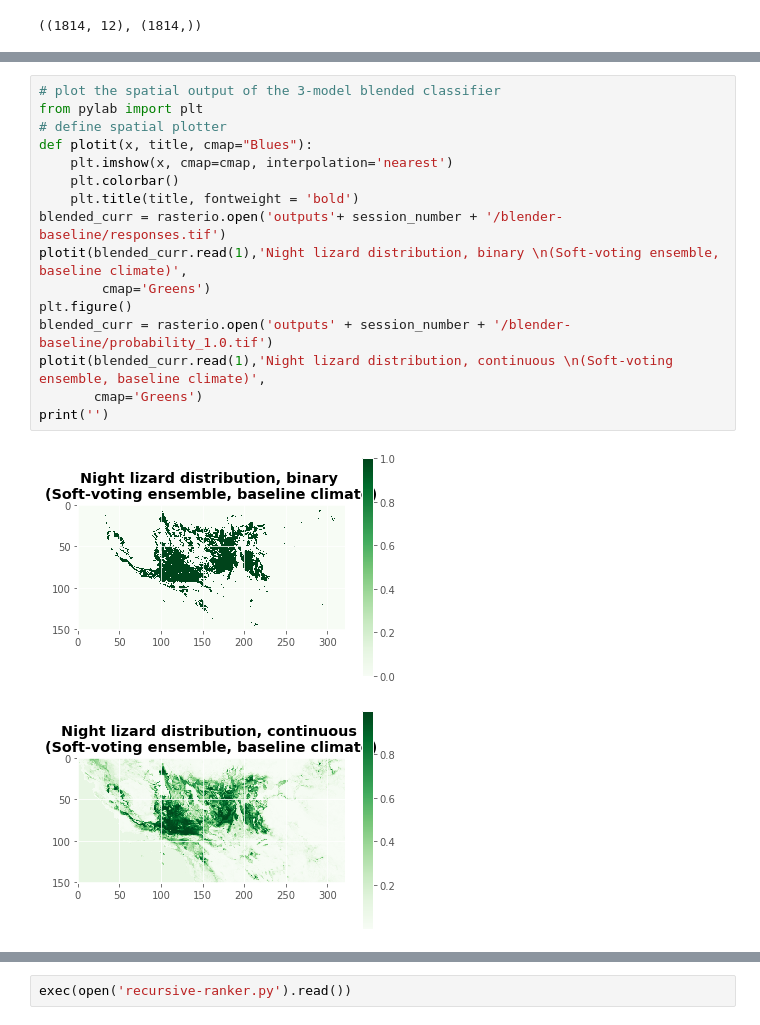
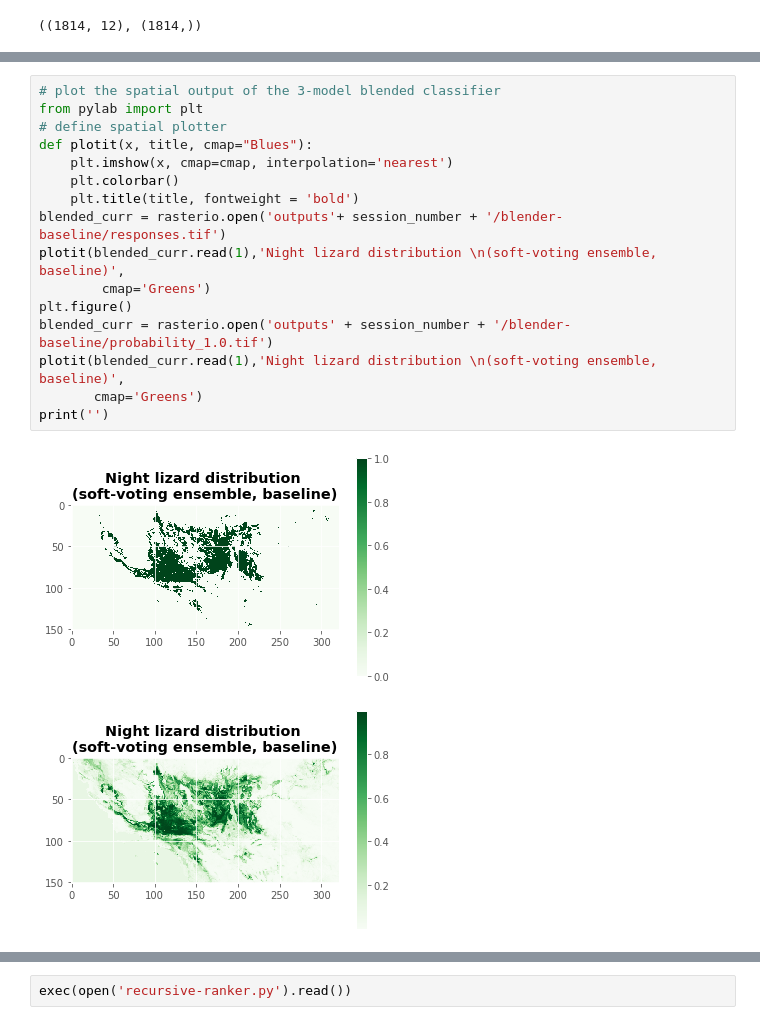
Before and after one commit to daniel-furman/ensemble-climate-projections, a Jupyter notebook: Comparing_MLs.ipynb, the cells around one changed output, grey strips where cells are left out. Cells and saved outputs as stored; diff of their text form.

```diff
--- a/Comparing_MLs.ipynb
+++ b/Comparing_MLs.ipynb
@@ -145,20 +140,20 @@ Blend (three BRTs) 5-fold Cross Validation Accuracy: 86.88 (+/- 1.98)
 # %%
 # plot the spatial output of the 3-model blended classifier
 from pylab import plt
 # define spatial plotter
 def plotit(x, title, cmap="Blues"):
     plt.imshow(x, cmap=cmap, interpolation='nearest')
     plt.colorbar()
     plt.title(title, fontweight = 'bold')
 blended_curr = rasterio.open('outputs'+ session_number + '/blender-baseline/responses.tif')
-plotit(blended_curr.read(1),'Night lizard distribution, binary \n(Soft-voting ensemble, baseline climate)',
+plotit(blended_curr.read(1),'Night lizard distribution \n(soft-voting ensemble, baseline)',
         cmap='Greens')
 plt.figure()
 blended_curr = rasterio.open('outputs' + session_number + '/blender-baseline/probability_1.0.tif')
-plotit(blended_curr.read(1),'Night lizard distribution, continuous \n(Soft-voting ensemble, baseline climate)',
+plotit(blended_curr.read(1),'Night lizard distribution \n(soft-voting ensemble, baseline)',
        cmap='Greens')
 print('')
 # %% [output]
-[figure, old version]
+[figure, new version]
-[figure, old version]
+[figure, new version]
 # %%
```
Also changed, not shown: parts of 13 cells of this notebook.
